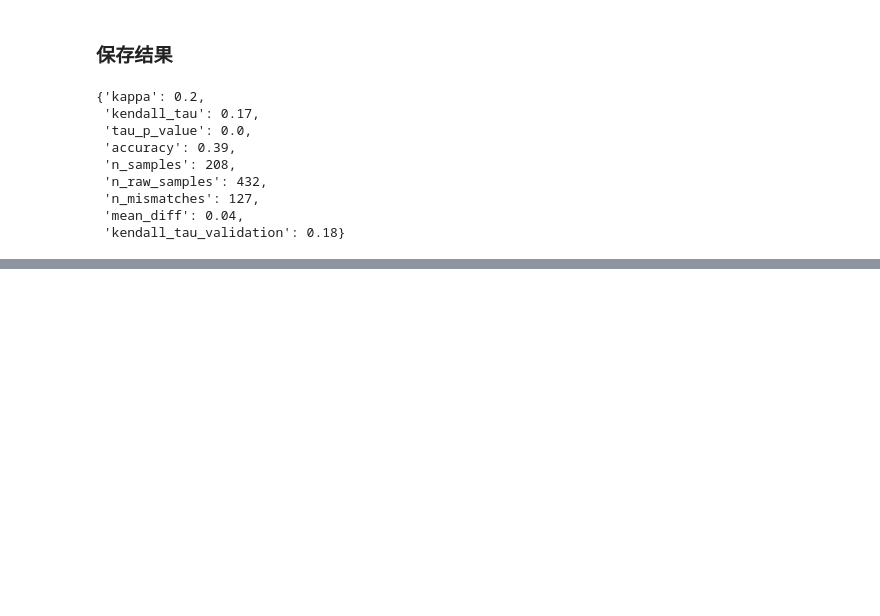
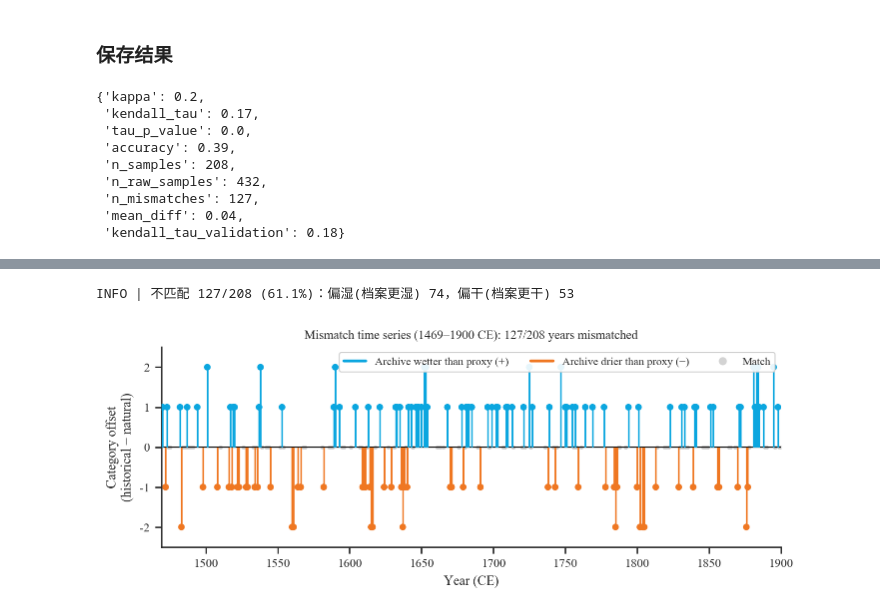
Before and after one commit to SongshGeo/shifting_baseline, a Jupyter notebook: reports/mismatch.ipynb, the cells around one changed output, grey strips where cells are left out. Saved outputs shown, nothing was run; the diff lists cells and outputs as text; code cells hidden in the pictures; blank space fills up the shorter version.

```diff
--- a/reports/mismatch.ipynb
+++ b/reports/mismatch.ipynb
@@ -273,0 +276,65 @@ results
+# %%
+# ================================================
+# Mismatch 时间序列：逐年「历史档案 H-WDI − 自然代用 N-WDI」的等级偏移
+# 复用 cell 9 构建的 mismatch_report（1469–1900 CE 历史 vs 自然）
+# ================================================
+import numpy as np
+import matplotlib.pyplot as plt
+from matplotlib.lines import Line2D
+from shifting_baseline.constants import STAGE1, END, COLORS
+
+# 对齐、去缺失后的分级序列（年索引，等级 ∈ {-2,-1,0,1,2}）
+pred_lv = mismatch_report.pred_clean.astype("float")  # 历史档案 H-WDI 等级
+true_lv = mismatch_report.true_clean.astype("float")  # 自然代用 N-WDI 等级
+offset = (pred_lv - true_lv).dropna()
+
+is_mm = offset != 0
+n_mm, n_tot = int(is_mm.sum()), int(offset.size)
+n_wet, n_dry = int((offset > 0).sum()), int((offset < 0).sum())
+log.info(
+    "不匹配 %d/%d (%.1f%%)：偏湿(档案更湿) %d，偏干(档案更干) %d",
+    n_mm,
+    n_tot,
+    100 * n_mm / n_tot,
+    n_wet,
+    n_dry,
+)
+
+c_dry, c_wet = COLORS[0], COLORS[-1]  # 橙=偏干, 蓝=偏湿
+mm = offset[is_mm]
+mm_colors = [c_wet if v > 0 else c_dry for v in mm.values]
+
+fig, ax = plt.subplots(figsize=(8, 2.6))
+# 匹配年份：底部淡灰点，显示数据覆盖
+match_years = offset.index[~is_mm]
+ax.scatter(match_years, [0] * len(match_years), s=5, color="lightgray", zorder=2)
+# 不匹配年份：彩色 stem + 端点
+ax.vlines(mm.index, 0, mm.values, color=mm_colors, lw=1.2, zorder=3)
+ax.scatter(mm.index, mm.values, s=16, c=mm_colors, zorder=4)
+ax.axhline(0, color="black", lw=0.8)
+
+ymax = max(1, int(np.abs(offset.values).max()))
+ax.set_xlim(STAGE1, END)
+ax.set_ylim(-ymax - 0.5, ymax + 0.5)
+ax.set_yticks(range(-ymax, ymax + 1))
+ax.set_xlabel("Year (CE)")
+ax.set_ylabel("Category offset\n(historical − natural)")
+ax.spines["top"].set_visible(False)
+ax.spines["right"].set_visible(False)
+
+handles = [
+    Line2D([0], [0], color=c_wet, lw=2, label="Archive wetter than proxy (+)"),
+    Line2D([0], [0], color=c_dry, lw=2, label="Archive drier than proxy (−)"),
+    Line2D([0], [0], marker="o", color="lightgray", lw=0, label="Match"),
+]
+ax.legend(handles=handles, loc="upper right", fontsize=8, framealpha=0.9, ncol=3)
+ax.set_title(
+    f"Mismatch time series ({STAGE1}–{END} CE): {n_mm}/{n_tot} years mismatched",
+    fontsize=9,
+)
+
+# fig.savefig(f"{cfg.ds.figs}/mismatch_timeseries.png", dpi=300, bbox_inches="tight")
+plt.show();
+# %% [output]
+INFO | 不匹配 127/208 (61.1%)：偏湿(档案更湿) 74，偏干(档案更干) 53
+[figure, added]
```
Also changed, not shown: parts of 9 cells of this notebook, 17 other files.
